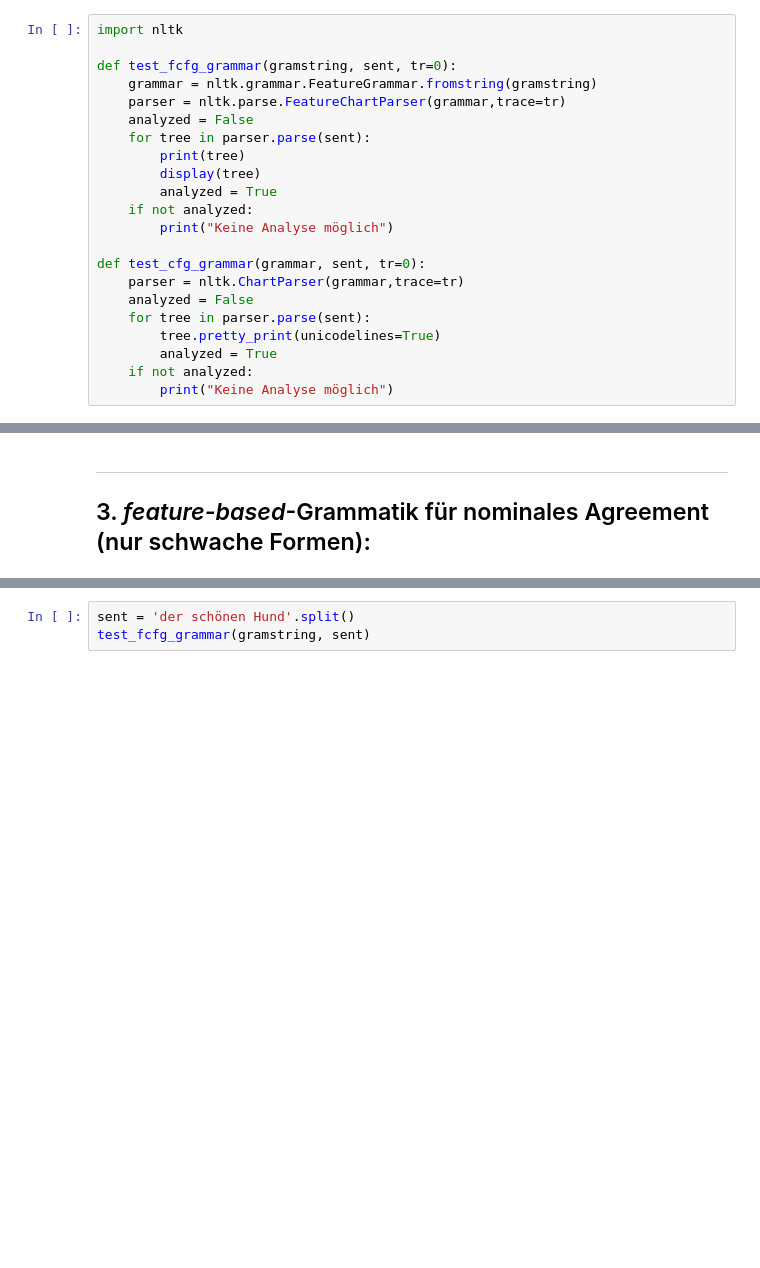
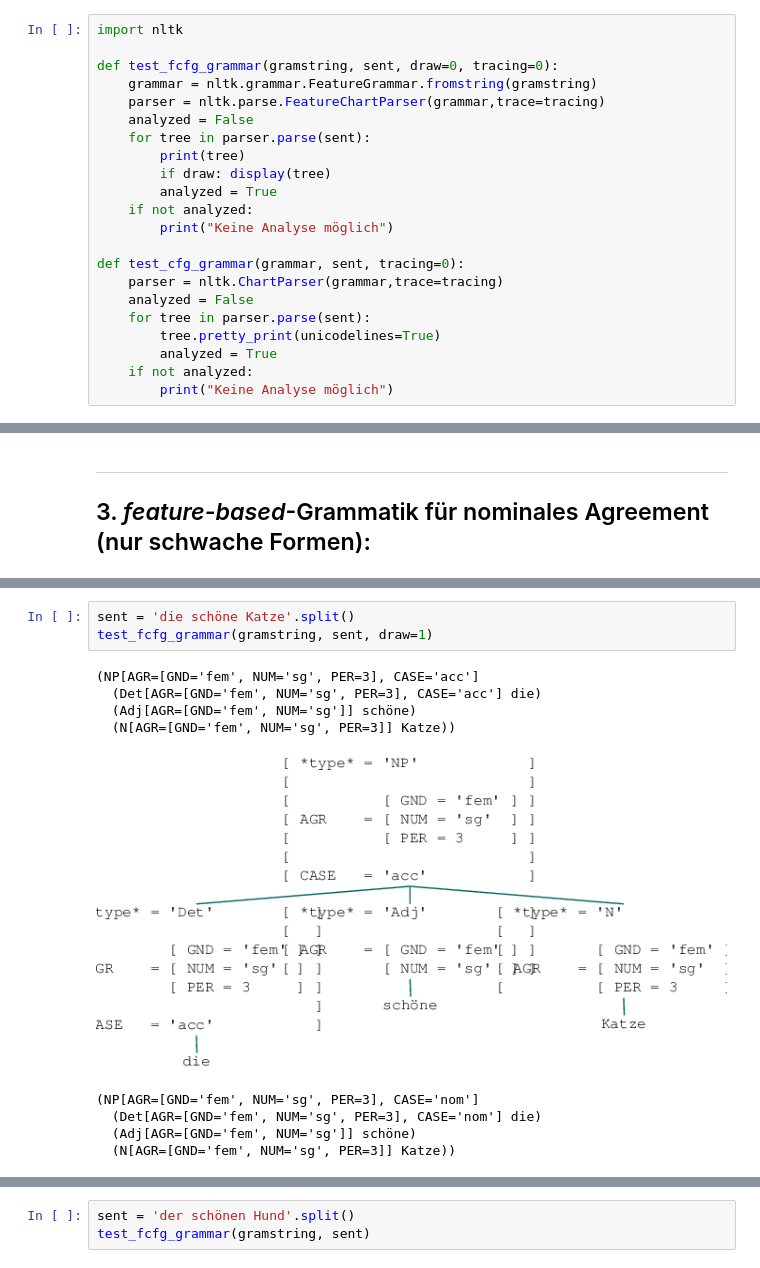
Before and after one commit to awisiorek/syntax-1920, a Jupyter notebook: vorlesung/06-fcfg-intro.ipynb, the cells around one changed output, grey strips where cells are left out. Cells and saved outputs as stored; diff of their text form; blank space fills up the shorter version.

Commit message:
Notebook Vorlesung 06 (FCFGs): update 1

```diff
--- a/vorlesung/06-fcfg-intro.ipynb
+++ b/vorlesung/06-fcfg-intro.ipynb
@@ -6,19 +6,19 @@
 # %%
 import nltk
 
-def test_fcfg_grammar(gramstring, sent, tr=0):
+def test_fcfg_grammar(gramstring, sent, draw=0, tracing=0):
     grammar = nltk.grammar.FeatureGrammar.fromstring(gramstring)
-    parser = nltk.parse.FeatureChartParser(grammar,trace=tr)
+    parser = nltk.parse.FeatureChartParser(grammar,trace=tracing)
     analyzed = False
     for tree in parser.parse(sent):
         print(tree)
-        display(tree)
+        if draw: display(tree)
         analyzed = True
     if not analyzed:
         print("Keine Analyse möglich")
 
-def test_cfg_grammar(grammar, sent, tr=0):
-    parser = nltk.ChartParser(grammar,trace=tr)
+def test_cfg_grammar(grammar, sent, tracing=0):
+    parser = nltk.ChartParser(grammar,trace=tracing)
     analyzed = False
     for tree in parser.parse(sent):
         tree.pretty_print(unicodelines=True)
@@ -247,0 +296,13 @@ test_fcfg_grammar(gramstring, sent)
+# %%
+sent = 'die schöne Katze'.split()
+test_fcfg_grammar(gramstring, sent, draw=1)
+# %% [output]
+(NP[AGR=[GND='fem', NUM='sg', PER=3], CASE='acc']
+  (Det[AGR=[GND='fem', NUM='sg', PER=3], CASE='acc'] die)
+  (Adj[AGR=[GND='fem', NUM='sg']] schöne)
+  (N[AGR=[GND='fem', NUM='sg', PER=3]] Katze))
+[figure, added]
+(NP[AGR=[GND='fem', NUM='sg', PER=3], CASE='nom']
+  (Det[AGR=[GND='fem', NUM='sg', PER=3], CASE='nom'] die)
+  (Adj[AGR=[GND='fem', NUM='sg']] schöne)
+  (N[AGR=[GND='fem', NUM='sg', PER=3]] Katze))
```
Also changed, not shown: parts of 20 cells of this notebook.
